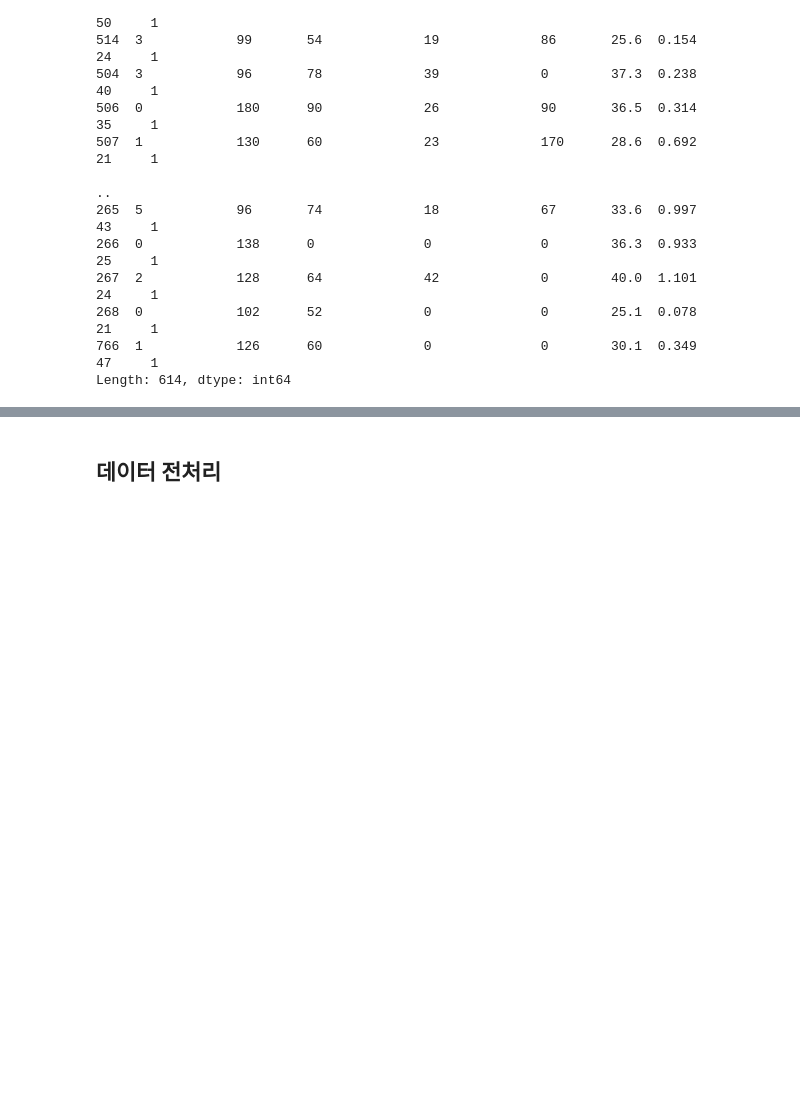
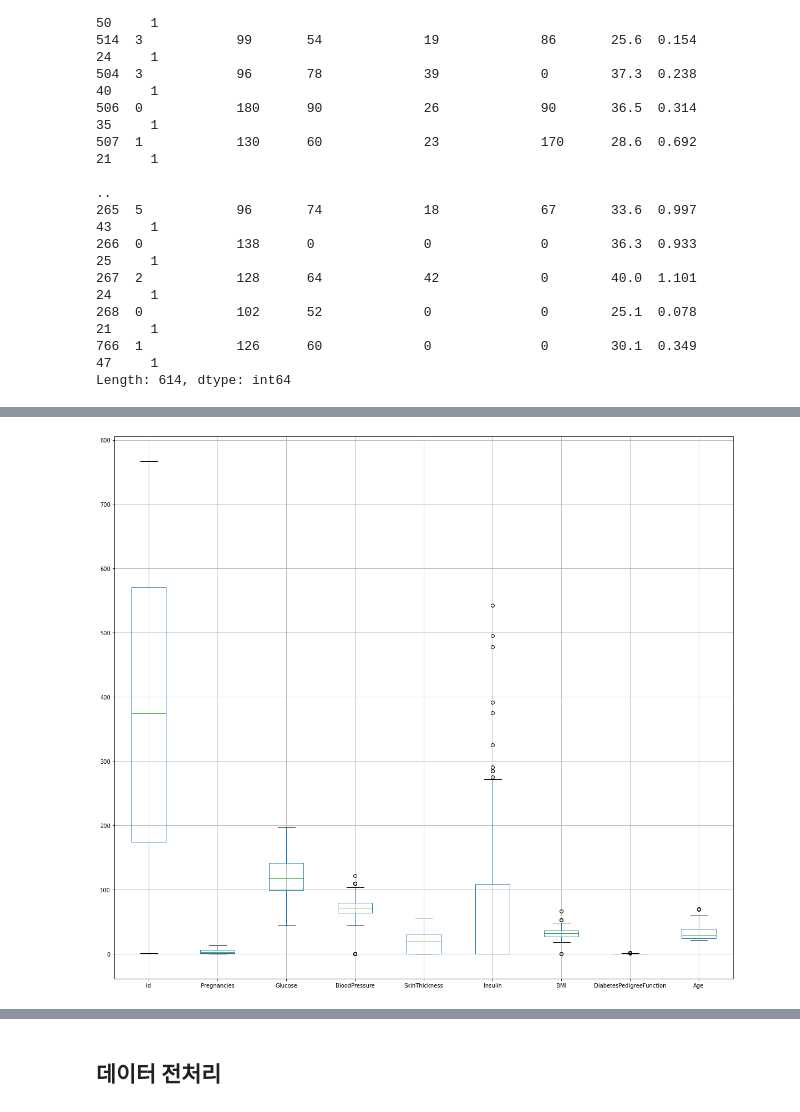
Before and after one commit to DreamInTheMazeCZ/Python_Toy_Project, a Jupyter notebook: Pima Indians Diabetes.ipynb, the cells around one changed output, grey strips where cells are left out. Cells and saved outputs as stored; diff of their text form; code cells hidden in the pictures; blank space fills up the shorter version.

```diff
--- a/Pima Indians Diabetes.ipynb
+++ b/Pima Indians Diabetes.ipynb
@@ -176,0 +165,5 @@ Length: 614, dtype: int64
+# %%
+X_test.boxplot(figsize=(20,18));
+# Insulin 이상값 확인 필요
+# %% [output]
+[figure, added]
```
Also changed, not shown: parts of 38 cells of this notebook.
